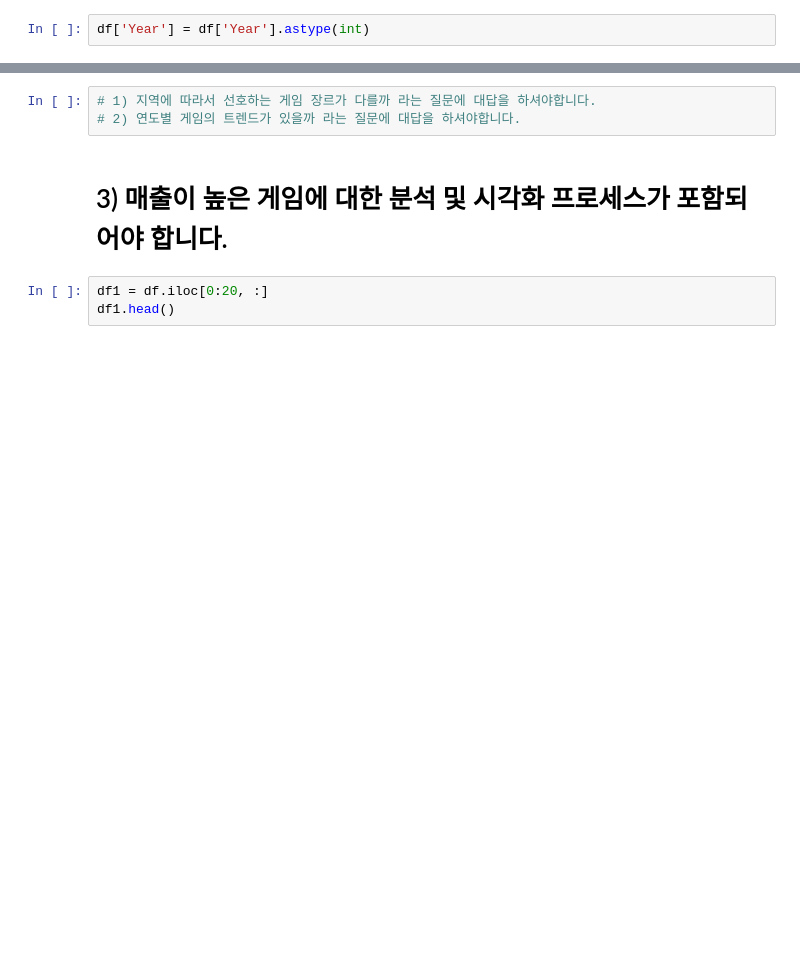
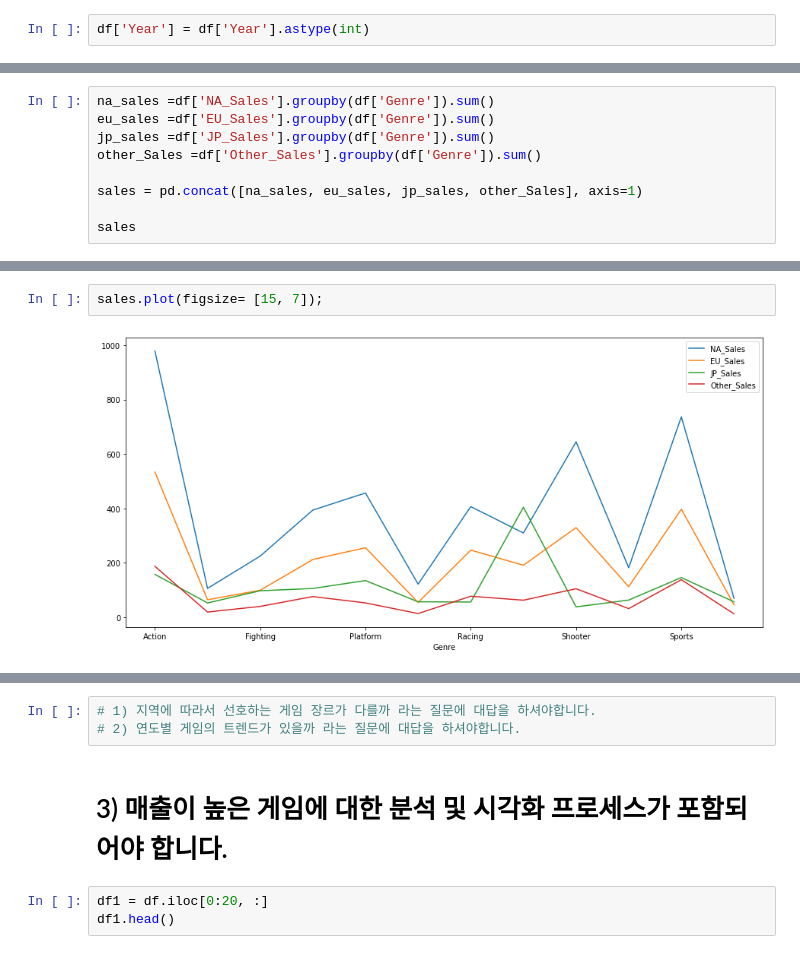
Before and after one commit to daje0601/CookBook-Python, a Jupyter notebook: section1_project_ds.ipynb, the cells around one changed output, grey strips where cells are left out. Saved outputs shown, nothing was run; the diff lists cells and outputs as text; blank space fills up the shorter version.

```diff
--- a/section1_project_ds.ipynb
+++ b/section1_project_ds.ipynb
@@ -121,3 +121,12 @@ df.head()
 | 12601 | Halo: Reach | X360 | 2010 | Shooter | Microsoft Game Studios | 70.30 | 1.98 | 0.08 | 0.78 | 73.14 |
 | 578 | Mario Kart 64 | N64 | 1996 | Racing | Nintendo | 55.50 | 1.94 | 2.23 | 0.15 | 59.82 |
 | 8534 | Pokémon Yellow: Special Pikachu E... | GB | 1998 | Role-Playing | Nintendo | 5.89 | 5.04 | 31.20 | 0.59 | 42.72 |
+# %%
+na_sales =df['NA_Sales'].groupby(df['Genre']).sum()
+eu_sales =df['EU_Sales'].groupby(df['Genre']).sum()
+jp_sales =df['JP_Sales'].groupby(df['Genre']).sum()
+other_Sales =df['Other_Sales'].groupby(df['Genre']).sum()
+
+sales = pd.concat([na_sales, eu_sales, jp_sales, other_Sales], axis=1)
+
+sales
@@ -124 +148,5 @@ df.head()
+# %%
+sales.plot(figsize= [15, 7]);
+# %% [output]
+[figure, added]
 # %%
```
Also changed, not shown: parts of 6 cells of this notebook.
